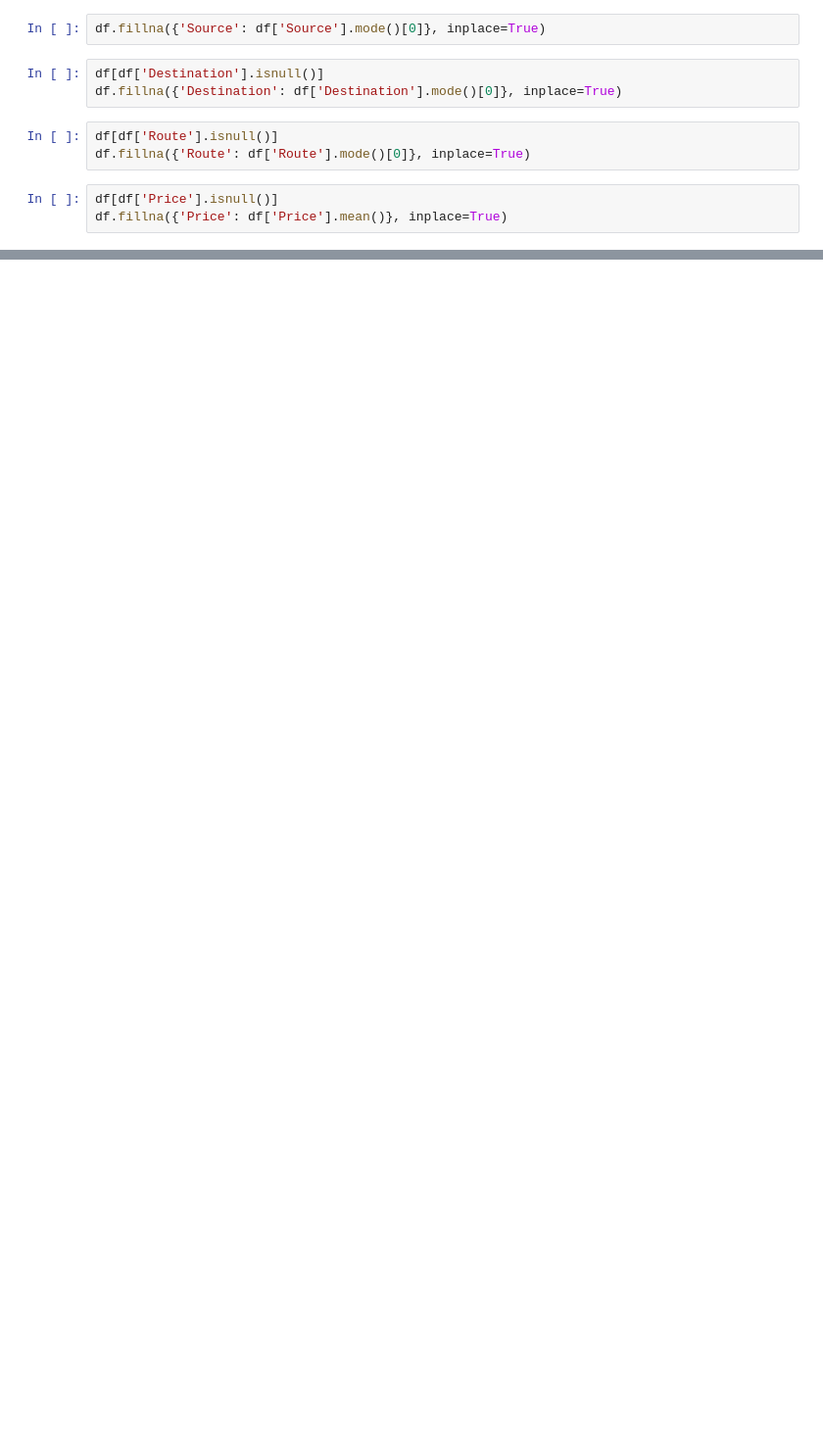
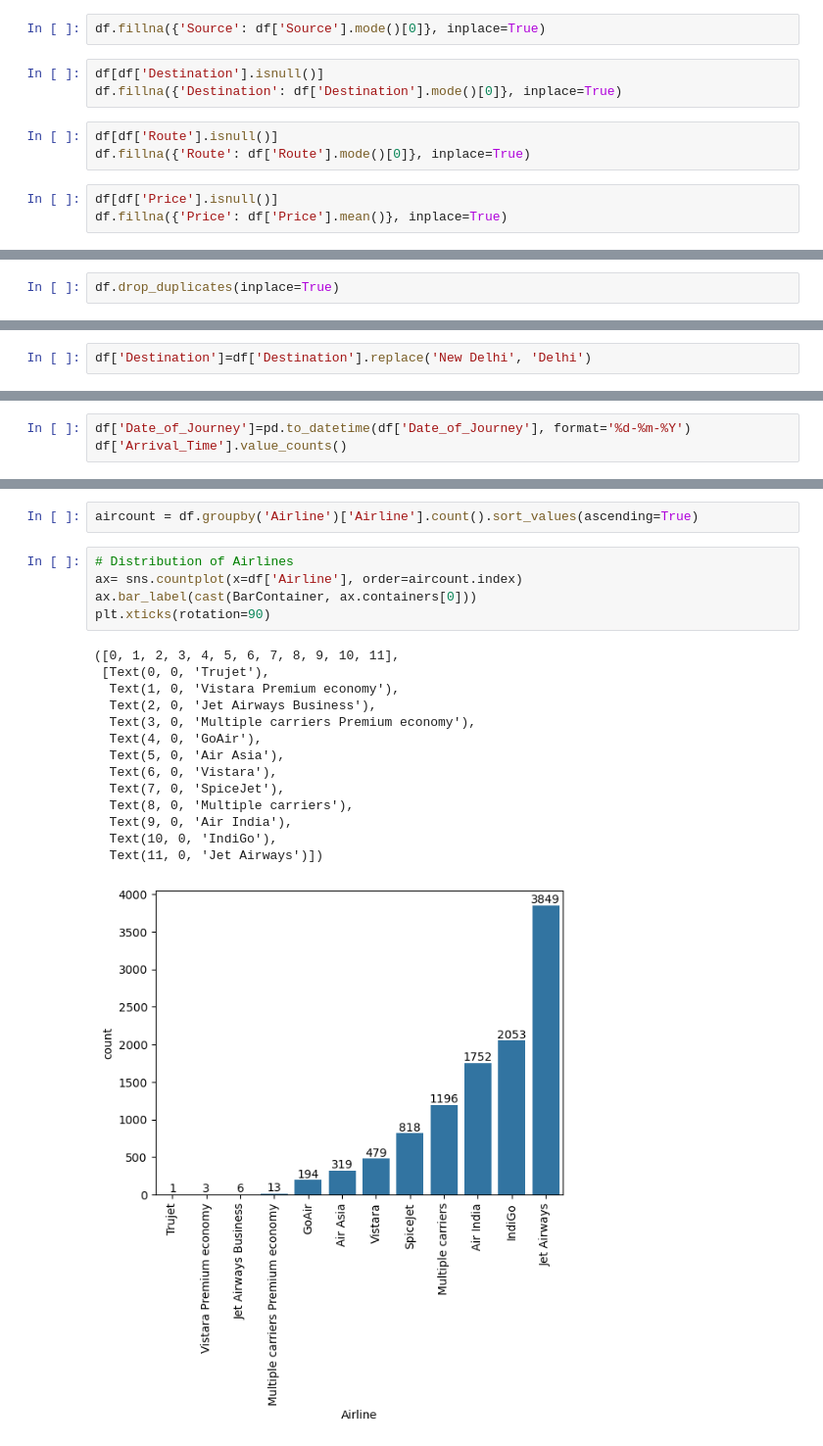
Before and after one commit to omkarbhat1995/Airline, a Jupyter notebook: Analysis.ipynb, the cells around one changed output, grey strips where cells are left out. Shown at 98% size. Cells and saved outputs as stored; diff of their text form; blank space fills up the shorter version.

```diff
--- a/Analysis.ipynb
+++ b/Analysis.ipynb
@@ -19,0 +32,2 @@ df.fillna({'Price': df['Price'].mean()}, inplace=True)
+# %%
+df.drop_duplicates(inplace=True)
@@ -19,0 +71,2 @@ df.fillna({'Price': df['Price'].mean()}, inplace=True)
+# %%
+df['Destination']=df['Destination'].replace('New Delhi', 'Delhi')
@@ -19,0 +83,3 @@ df.fillna({'Price': df['Price'].mean()}, inplace=True)
+# %%
+df['Date_of_Journey']=pd.to_datetime(df['Date_of_Journey'], format='%d-%m-%Y')
+df['Arrival_Time'].value_counts()
@@ -19,0 +145,22 @@ df.fillna({'Price': df['Price'].mean()}, inplace=True)
+# %%
+aircount = df.groupby('Airline')['Airline'].count().sort_values(ascending=True)
+# %%
+# Distribution of Airlines
+ax= sns.countplot(x=df['Airline'], order=aircount.index)
+ax.bar_label(cast(BarContainer, ax.containers[0]))
+plt.xticks(rotation=90)
+# %% [output]
+([0, 1, 2, 3, 4, 5, 6, 7, 8, 9, 10, 11],
+ [Text(0, 0, 'Trujet'),
+  Text(1, 0, 'Vistara Premium economy'),
+  Text(2, 0, 'Jet Airways Business'),
+  Text(3, 0, 'Multiple carriers Premium economy'),
+  Text(4, 0, 'GoAir'),
+  Text(5, 0, 'Air Asia'),
+  Text(6, 0, 'Vistara'),
+  Text(7, 0, 'SpiceJet'),
+  Text(8, 0, 'Multiple carriers'),
+  Text(9, 0, 'Air India'),
+  Text(10, 0, 'IndiGo'),
+  Text(11, 0, 'Jet Airways')])
+[figure, added]
```
Also changed, not shown: parts of 20 cells of this notebook.
